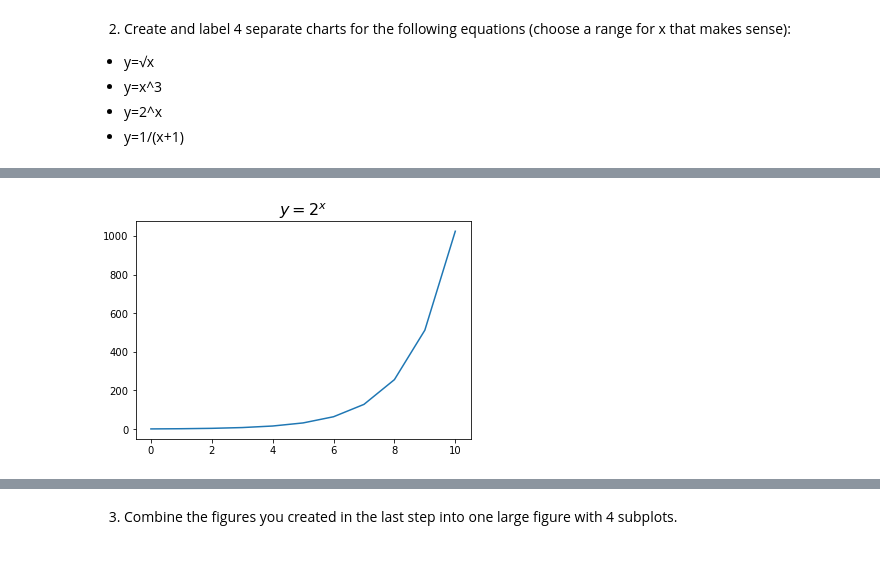
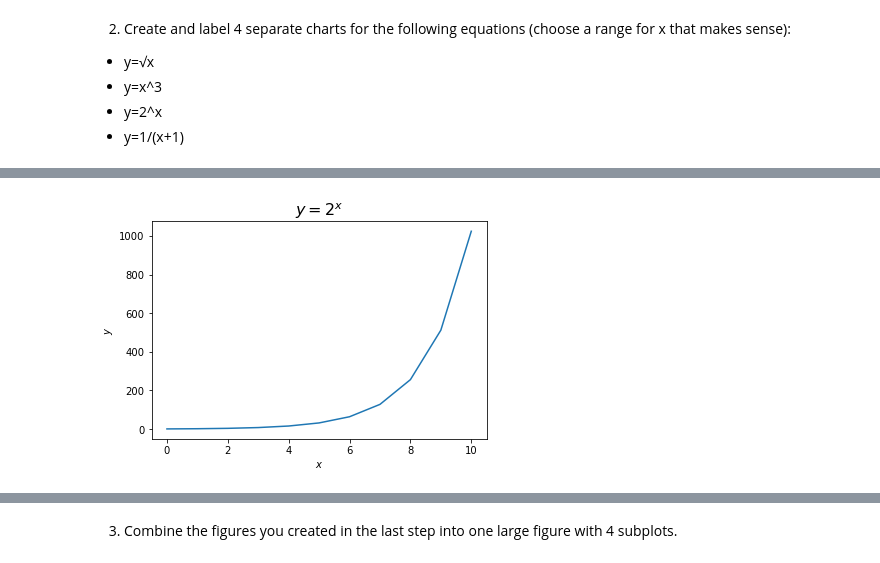
Before and after one commit to sophia-stewart/numpy-pandas-visualization-exercises, a Jupyter notebook: matplotlib_exercises.ipynb, the cells around one changed output, grey strips where cells are left out. Drawn from its saved outputs; the diff is of its cells as text; code cells hidden in the pictures.

```diff
--- a/matplotlib_exercises.ipynb
+++ b/matplotlib_exercises.ipynb
@@ -46,9 +76,17 @@ plt.title('$y = x^3$', fontsize = 16);
 # %%
+# generate data
 x = range(0, 11)
 y = [2**x for x in x]
 
+# plot x and y
 plt.plot(x,y)
+
+# add labels
+plt.xlabel('$x$')
+plt.ylabel('$y$')
+
+# add title
 plt.title('$y = 2^x$', fontsize = 16);
 # %% [output]
-[figure, old version]
+[figure, new version]
 # %%
```
Also changed, not shown: parts of 6 cells of this notebook, 1 other file.
